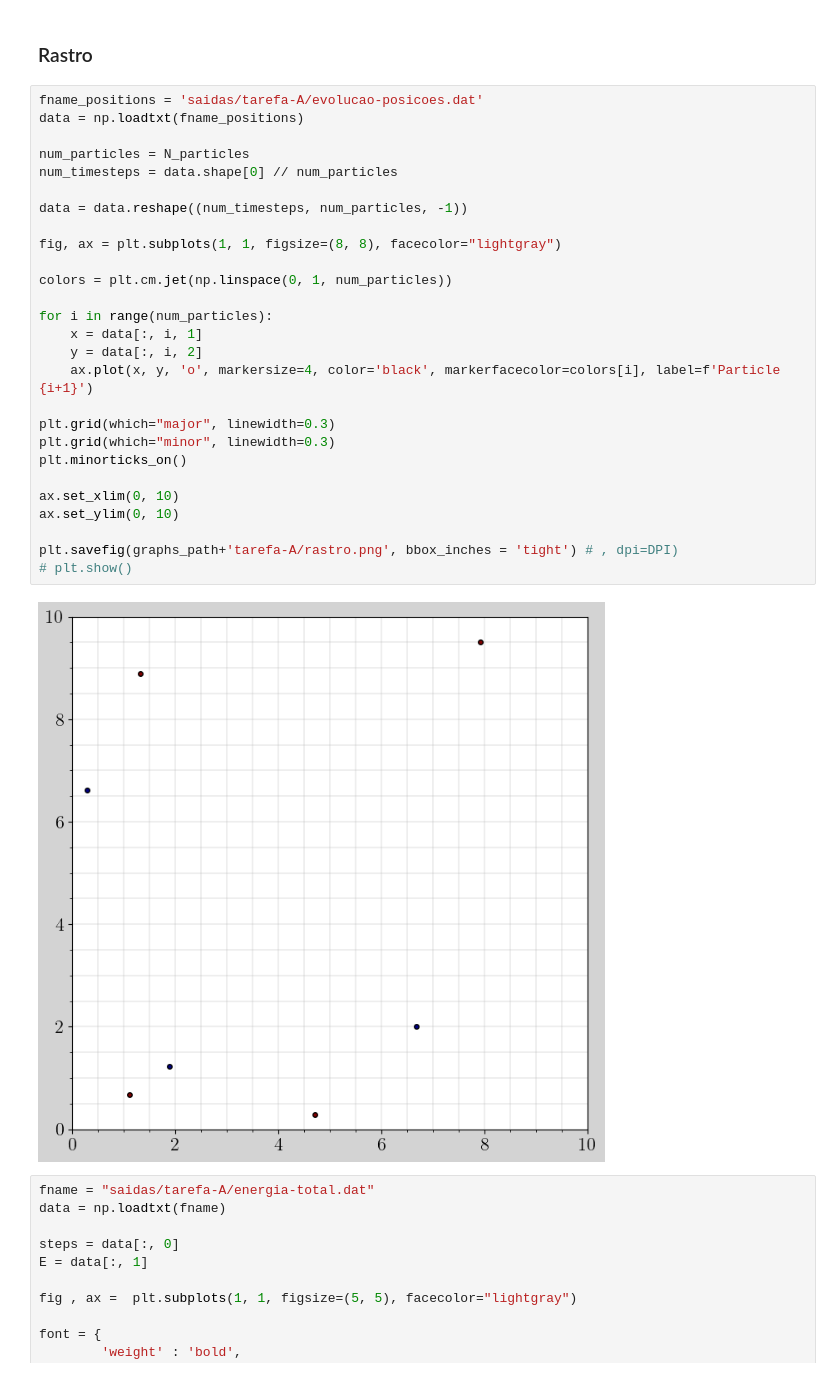
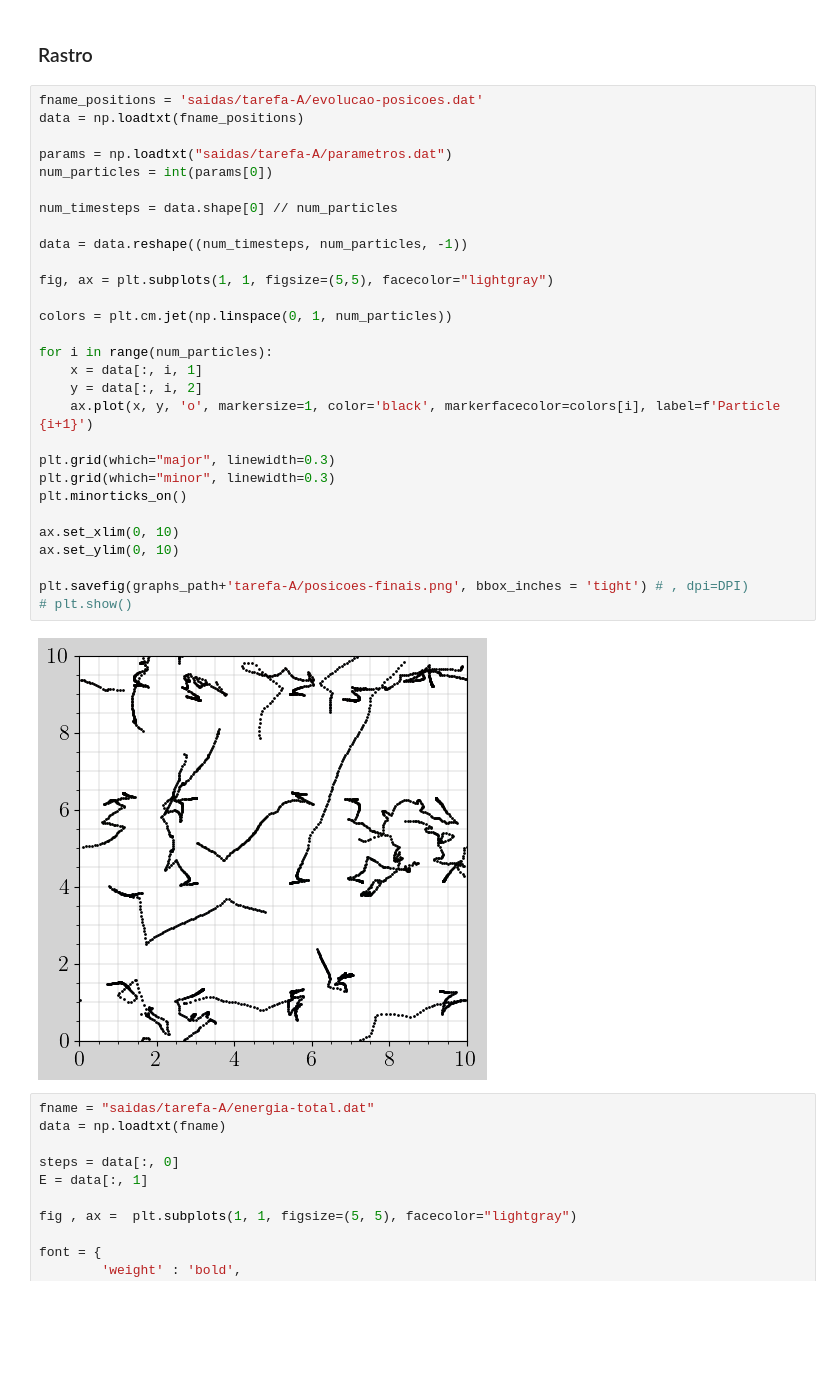
Before and after one commit to jeftersantiago/mec_estat_comp, a Jupyter notebook: projeto6/src/Projeto 6.ipynb, the cells around one changed output. Cells and saved outputs as stored; diff of their text form; blank space fills up the shorter version.

```diff
--- a/projeto6/src/Projeto 6.ipynb
+++ b/projeto6/src/Projeto 6.ipynb
@@ -352,32 +349,34 @@ MovieWriter imagemagick unavailable; using Pillow instead.
 # %%
 fname_positions = 'saidas/tarefa-A/evolucao-posicoes.dat'
 data = np.loadtxt(fname_positions)
 
-num_particles = N_particles
+params = np.loadtxt("saidas/tarefa-A/parametros.dat")
+num_particles = int(params[0])
+
 num_timesteps = data.shape[0] // num_particles
 
 data = data.reshape((num_timesteps, num_particles, -1))
 
-fig, ax = plt.subplots(1, 1, figsize=(8, 8), facecolor="lightgray")
+fig, ax = plt.subplots(1, 1, figsize=(5,5), facecolor="lightgray")
 
 colors = plt.cm.jet(np.linspace(0, 1, num_particles))
 
 for i in range(num_particles):
     x = data[:, i, 1]
     y = data[:, i, 2]
-    ax.plot(x, y, 'o', markersize=4, color='black', markerfacecolor=colors[i], label=f'Particle {i+1}')
+    ax.plot(x, y, 'o', markersize=1, color='black', markerfacecolor=colors[i], label=f'Particle {i+1}')
 
 plt.grid(which="major", linewidth=0.3)
 plt.grid(which="minor", linewidth=0.3)
 plt.minorticks_on()
 
 ax.set_xlim(0, 10)
 ax.set_ylim(0, 10)
 
-plt.savefig(graphs_path+'tarefa-A/rastro.png', bbox_inches = 'tight') # , dpi=DPI)
+plt.savefig(graphs_path+'tarefa-A/posicoes-finais.png', bbox_inches = 'tight') # , dpi=DPI)
 # plt.show()
 # %% [output]
-[figure, old version]
+[figure, new version]
 # %%
 fname = "saidas/tarefa-A/energia-total.dat"
 data = np.loadtxt(fname)
```
Also changed, not shown: parts of 1 cell of this notebook, 7 other files.
